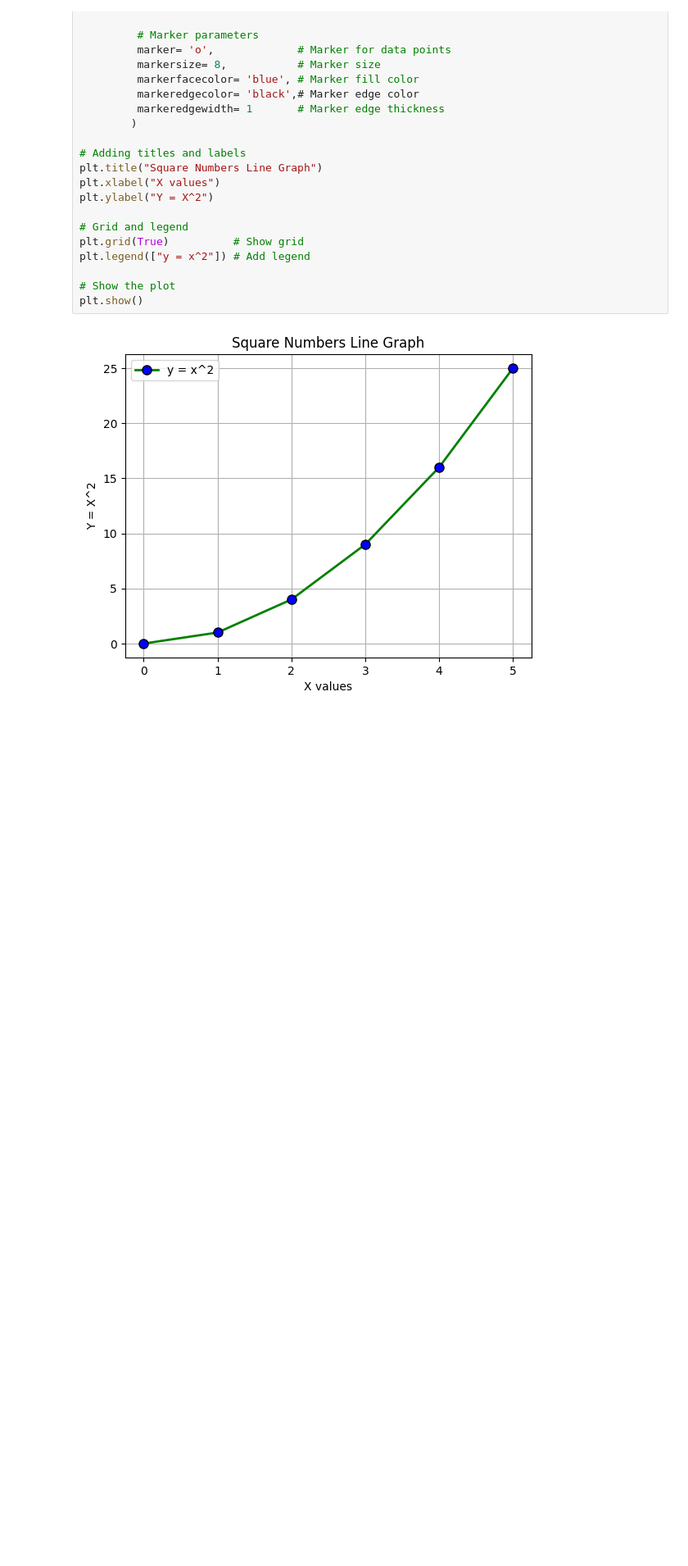
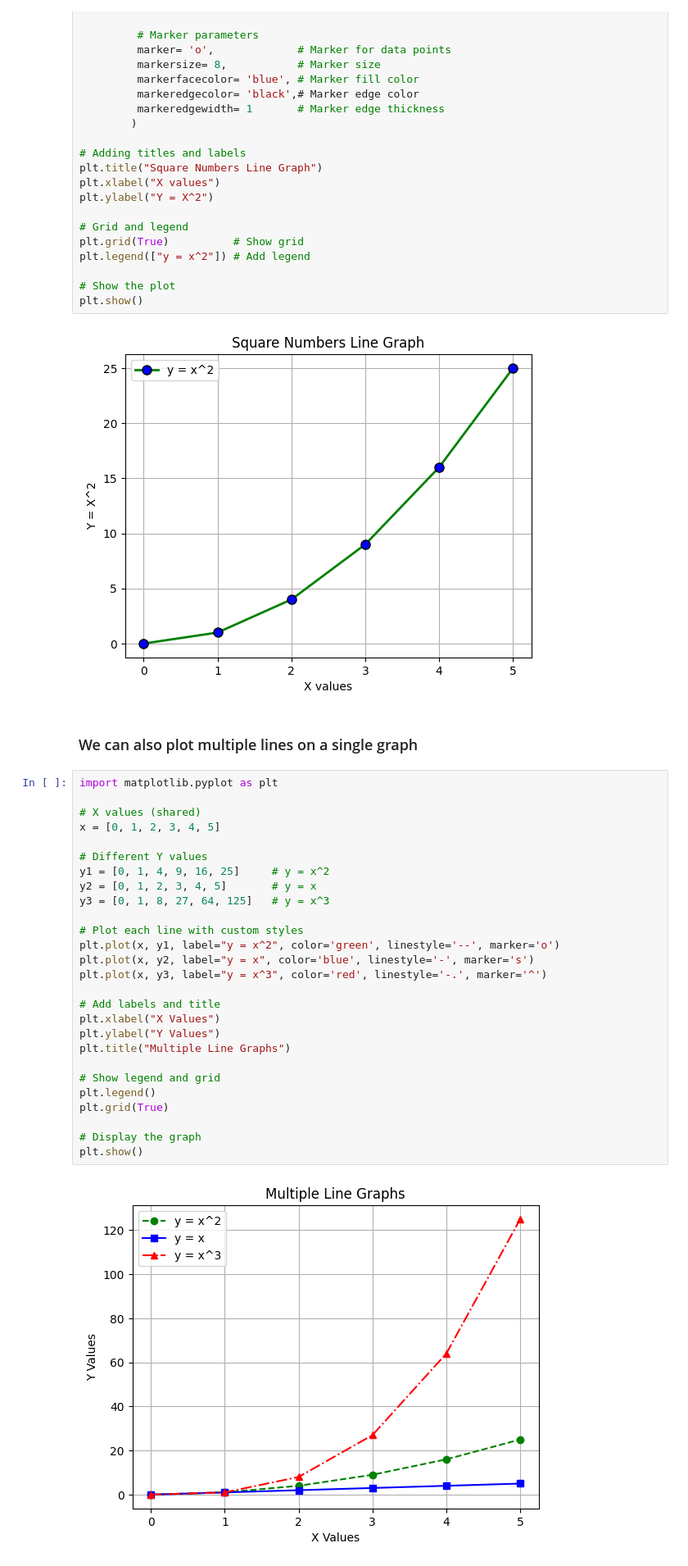
Before and after one commit to macc72/matplotlib_journey, a Jupyter notebook: MatplotlibStarter.ipynb, the cells around one changed output. Shown at 82% size. Saved outputs shown, nothing was run; the diff lists cells and outputs as text; blank space fills up the shorter version.

```diff
--- a/MatplotlibStarter.ipynb
+++ b/MatplotlibStarter.ipynb
@@ -43,3 +43,34 @@ plt.legend(["y = x^2"]) # Add legend
 plt.show()
 # %% [output]
 [figure]
+# %% [markdown]
+### We can also plot multiple lines on a single graph
+# %%
+import matplotlib.pyplot as plt
+
+# X values (shared)
+x = [0, 1, 2, 3, 4, 5]
+
+# Different Y values
+y1 = [0, 1, 4, 9, 16, 25]     # y = x^2
+y2 = [0, 1, 2, 3, 4, 5]       # y = x
+y3 = [0, 1, 8, 27, 64, 125]   # y = x^3
+
+# Plot each line with custom styles
+plt.plot(x, y1, label="y = x^2", color='green', linestyle='--', marker='o')
+plt.plot(x, y2, label="y = x", color='blue', linestyle='-', marker='s')
+plt.plot(x, y3, label="y = x^3", color='red', linestyle='-.', marker='^')
+
+# Add labels and title
+plt.xlabel("X Values")
+plt.ylabel("Y Values")
+plt.title("Multiple Line Graphs")
+
+# Show legend and grid
+plt.legend()
+plt.grid(True)
+
+# Display the graph
+plt.show()
+# %% [output]
+[figure, added]
```
